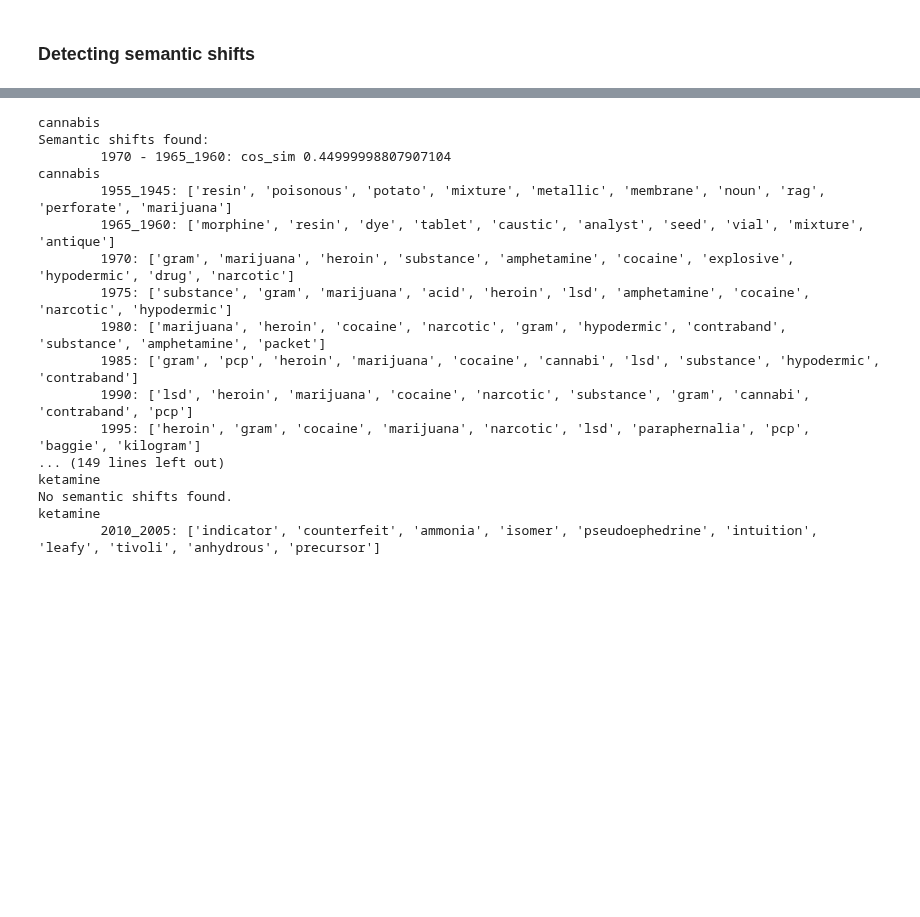
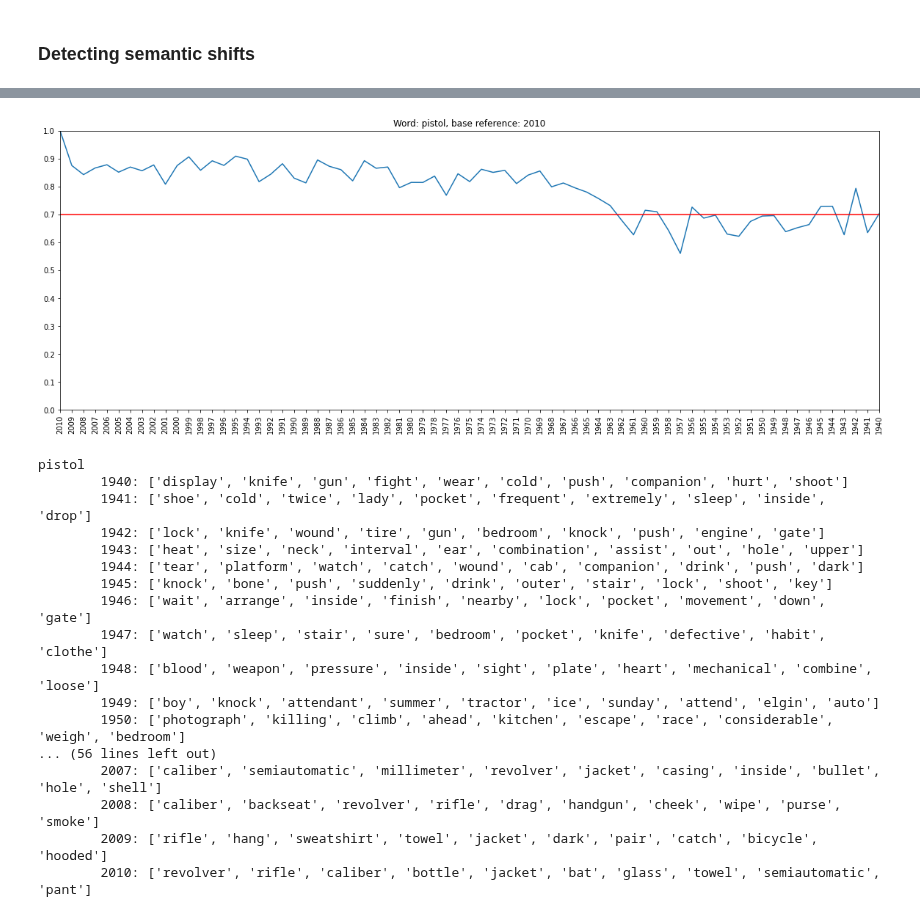
Before and after one commit to tomfran/caselaw-temporal-analysis, a Jupyter notebook: notebooks/07_3_semantic_shift.ipynb, the cells around one changed output, grey strips where cells are left out. Drawn from its saved outputs; the diff is of its cells as text; code cells hidden in the pictures; blank space fills up the shorter version.

Commit message:
Added word on semantic shift

```diff
--- a/notebooks/07_3_semantic_shift.ipynb
+++ b/notebooks/07_3_semantic_shift.ipynb
@@ -70,7 +62,7 @@ def print_shift(semantic_shifts):
 # %% [markdown]
 ### Detecting semantic shifts
 # %%
-directory = "../data/models/merged_time_vectors"
+directory = "../data/models/one_year_time_vectors"
 
 def get_name(s):
     s = s.split("/")[-1]
@@ -118,24 +83,37 @@ narcotics, _, _ = Seeds().get_starting_seeds()
-# %%
-for n in narcotics:
-    print(n)
-    print_shift(find_semantic_shift(models, couple_list, n))
-    print_similar(n, models, 10)
-    print()
-# %% [output]
-cannabis
-Semantic shifts found:
-        1970 - 1965_1960: cos_sim 0.44999998807907104
-cannabis
-        1955_1945: ['resin', 'poisonous', 'potato', 'mixture', 'metallic', 'membrane', 'noun', 'rag', 'perforate', 'marijuana']
-        1965_1960: ['morphine', 'resin', 'dye', 'tablet', 'caustic', 'analyst', 'seed', 'vial', 'mixture', 'antique']
-        1970: ['gram', 'marijuana', 'heroin', 'substance', 'amphetamine', 'cocaine', 'explosive', 'hypodermic', 'drug', 'narcotic']
-        1975: ['substance', 'gram', 'marijuana', 'acid', 'heroin', 'lsd', 'amphetamine', 'cocaine', 'narcotic', 'hypodermic']
-        1980: ['marijuana', 'heroin', 'cocaine', 'narcotic', 'gram', 'hypodermic', 'contraband', 'substance', 'amphetamine', 'packet']
-        1985: ['gram', 'pcp', 'heroin', 'marijuana', 'cocaine', 'cannabi', 'lsd', 'substance', 'hypodermic', 'contraband']
-        1990: ['lsd', 'heroin', 'marijuana', 'cocaine', 'narcotic', 'substance', 'gram', 'cannabi', 'contraband', 'pcp']
-        1995: ['heroin', 'gram', 'cocaine', 'marijuana', 'narcotic', 'lsd', 'paraphernalia', 'pcp', 'baggie', 'kilogram']
-... (149 lines left out)
-ketamine
-No semantic shifts found.
-ketamine
-        2010_2005: ['indicator', 'counterfeit', 'ammonia', 'isomer', 'pseudoephedrine', 'intuition', 'leafy', 'tivoli', 'anhydrous', 'precursor']
+# %%
+import matplotlib.pyplot as plt
+
+fig, axs = plt.subplots(1,1, figsize=(20,7))
+
+word = "pistol"
+base = "2010"
+x = [e for e in get_similarity_sequence(models=models, base=base, years=years, word=word) if e>0]
+axs.plot(x)
+plt.title(f"Word: {word}, base reference: {base}")
+plt.ylim(0, 1)
+plt.xlim(0, 1)
+plt.xticks(ticks=range(len(x)), labels=years[:len(x)], rotation=90)
+plt.yticks(ticks=[i/10 for i in range(11)])
+plt.axhline(y=0.7, color='r', linestyle='-')
+plt.show()
+# print_shift(find_semantic_shift(models, couple_list, word))
+print_similar(word, models, 10)
+# %% [output]
+[figure, added]
+pistol
+        1940: ['display', 'knife', 'gun', 'fight', 'wear', 'cold', 'push', 'companion', 'hurt', 'shoot']
+        1941: ['shoe', 'cold', 'twice', 'lady', 'pocket', 'frequent', 'extremely', 'sleep', 'inside', 'drop']
+        1942: ['lock', 'knife', 'wound', 'tire', 'gun', 'bedroom', 'knock', 'push', 'engine', 'gate']
+        1943: ['heat', 'size', 'neck', 'interval', 'ear', 'combination', 'assist', 'out', 'hole', 'upper']
+        1944: ['tear', 'platform', 'watch', 'catch', 'wound', 'cab', 'companion', 'drink', 'push', 'dark']
+        1945: ['knock', 'bone', 'push', 'suddenly', 'drink', 'outer', 'stair', 'lock', 'shoot', 'key']
+        1946: ['wait', 'arrange', 'inside', 'finish', 'nearby', 'lock', 'pocket', 'movement', 'down', 'gate']
+        1947: ['watch', 'sleep', 'stair', 'sure', 'bedroom', 'pocket', 'knife', 'defective', 'habit', 'clothe']
+        1948: ['blood', 'weapon', 'pressure', 'inside', 'sight', 'plate', 'heart', 'mechanical', 'combine', 'loose']
+        1949: ['boy', 'knock', 'attendant', 'summer', 'tractor', 'ice', 'sunday', 'attend', 'elgin', 'auto']
+        1950: ['photograph', 'killing', 'climb', 'ahead', 'kitchen', 'escape', 'race', 'considerable', 'weigh', 'bedroom']
+... (56 lines left out)
+        2007: ['caliber', 'semiautomatic', 'millimeter', 'revolver', 'jacket', 'casing', 'inside', 'bullet', 'hole', 'shell']
+        2008: ['caliber', 'backseat', 'revolver', 'rifle', 'drag', 'handgun', 'cheek', 'wipe', 'purse', 'smoke']
+        2009: ['rifle', 'hang', 'sweatshirt', 'towel', 'jacket', 'dark', 'pair', 'catch', 'bicycle', 'hooded']
+        2010: ['revolver', 'rifle', 'caliber', 'bottle', 'jacket', 'bat', 'glass', 'towel', 'semiautomatic', 'pant']
```
Also changed, not shown: parts of 6 cells of this notebook, 2 other files.
